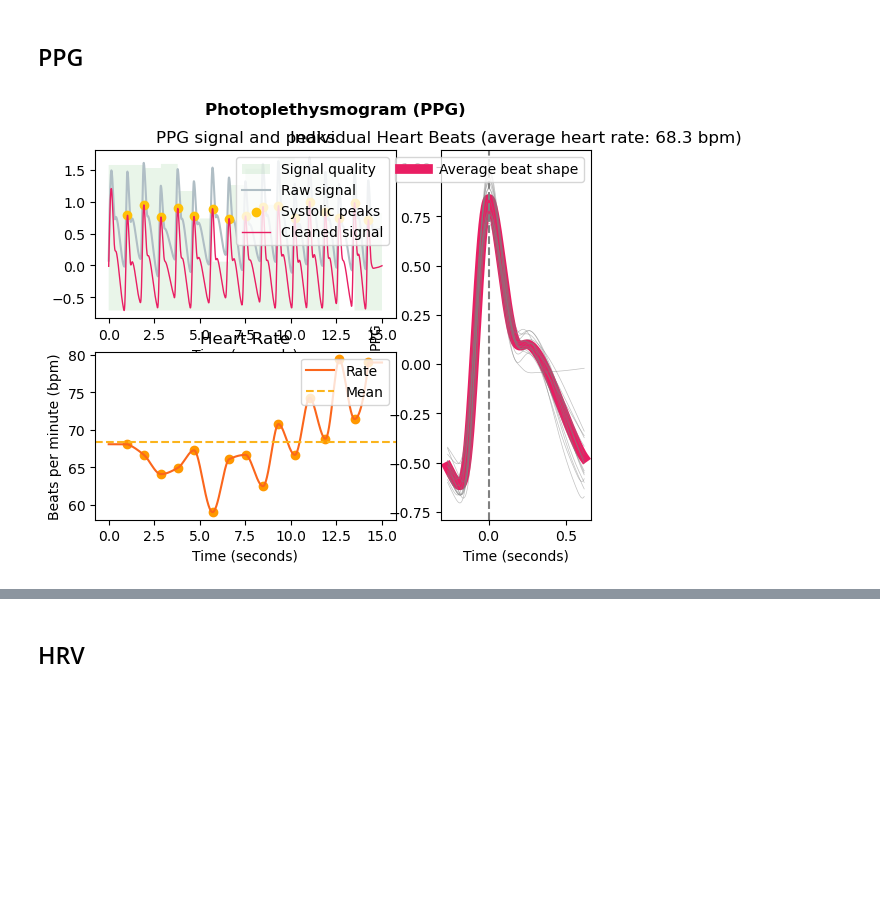
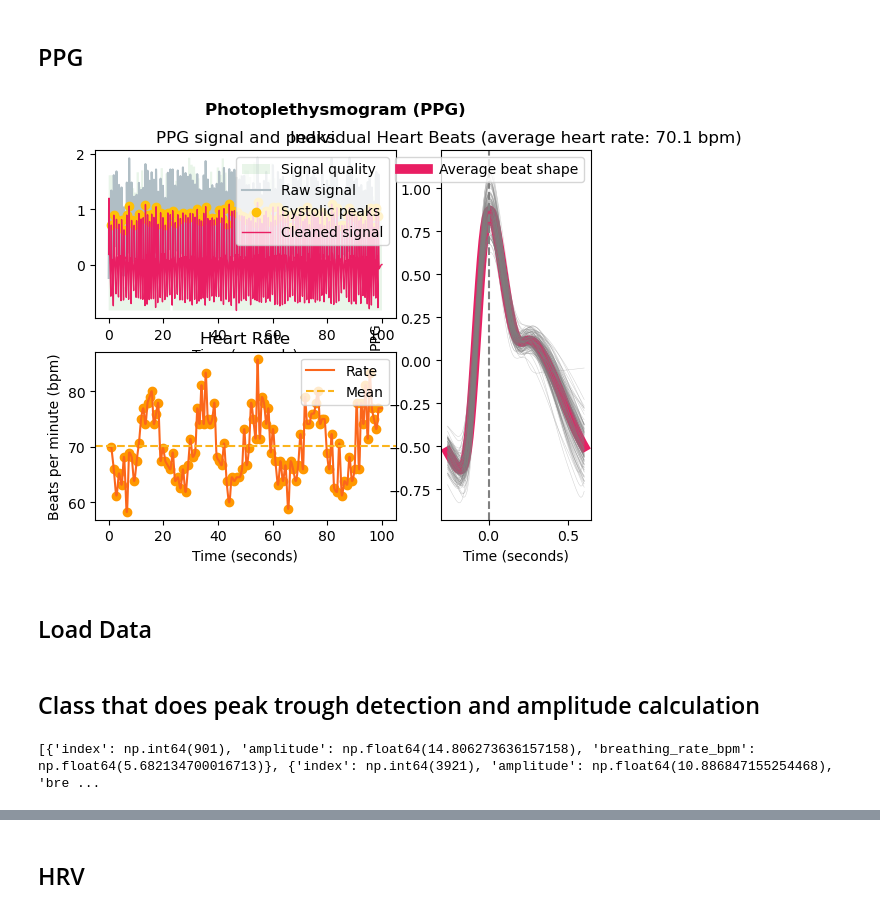
Before and after one commit to ConnorIrvine/Capstone, a Jupyter notebook: python_code/sensor_to_hrv/hrv.ipynb, the cells around one changed output, grey strips where cells are left out. Cells and saved outputs as stored; diff of their text form; code cells hidden in the pictures; blank space fills up the shorter version.

Commit message:
heart rate amplitude

```diff
--- a/python_code/sensor_to_hrv/hrv.ipynb
+++ b/python_code/sensor_to_hrv/hrv.ipynb
@@ -73,12 +73,14 @@ plt.show()
 ## PPG
 # %%
 # Generate 15 seconds of PPG signal (recorded at 250 samples/second)
-ppg = nk.ppg_simulate(duration=15, sampling_rate=250, heart_rate=70)
+ppg = nk.ppg_simulate(duration=100, sampling_rate=100, heart_rate=70)
 
 # Process it
-signals, info = nk.ppg_process(ppg, sampling_rate=250)
+signals, info = nk.ppg_process(ppg, sampling_rate=100)
 
 # Visualize the processing
 nk.ppg_plot(signals, info)
 # %% [output]
-[figure, old version]
+[figure, new version]
+# %% [markdown]
+## Load Data
@@ -84,0 +99,2 @@ nk.ppg_plot(signals, info)
+# %% [markdown]
+## Class that does peak trough detection and amplitude calculation
@@ -84,0 +219,11 @@ nk.ppg_plot(signals, info)
+# %%
+# Instantiate the class
+biofeedback = AdaptiveHRVBiofeedback(fs=100)
+
+# Use the class on signals['PPG_Rate']
+feedback_results = biofeedback.process(signals_run['PPG_Rate'])
+
+# Display feedback results
+print(feedback_results)
+# %% [output]
+[{'index': np.int64(901), 'amplitude': np.float64(14.806273636157158), 'breathing_rate_bpm': np.float64(5.682134700016713)}, {'index': np.int64(3921), 'amplitude': np.float64(10.886847155254468), 'bre ...
```
Also changed, not shown: parts of 7 cells of this notebook.
